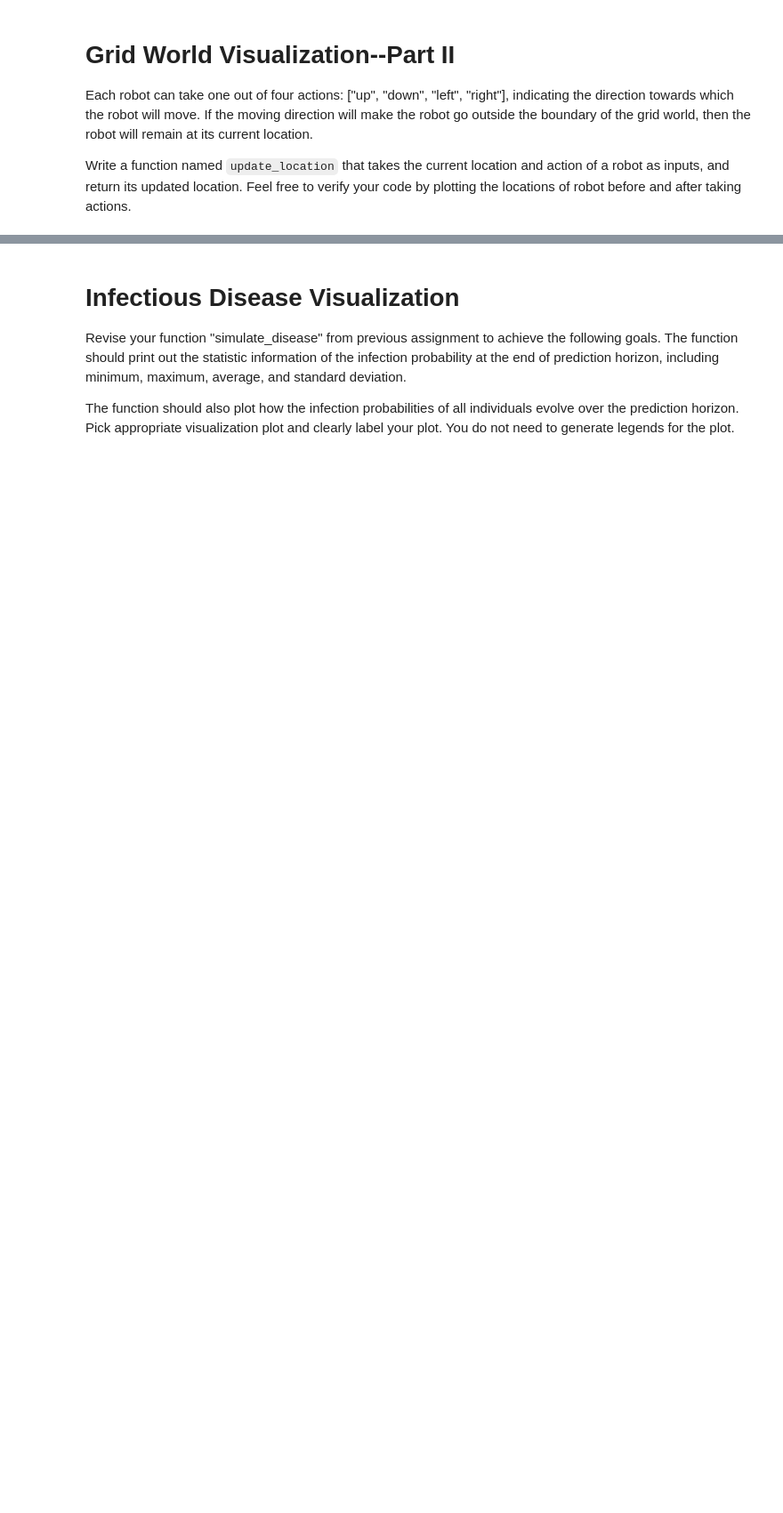
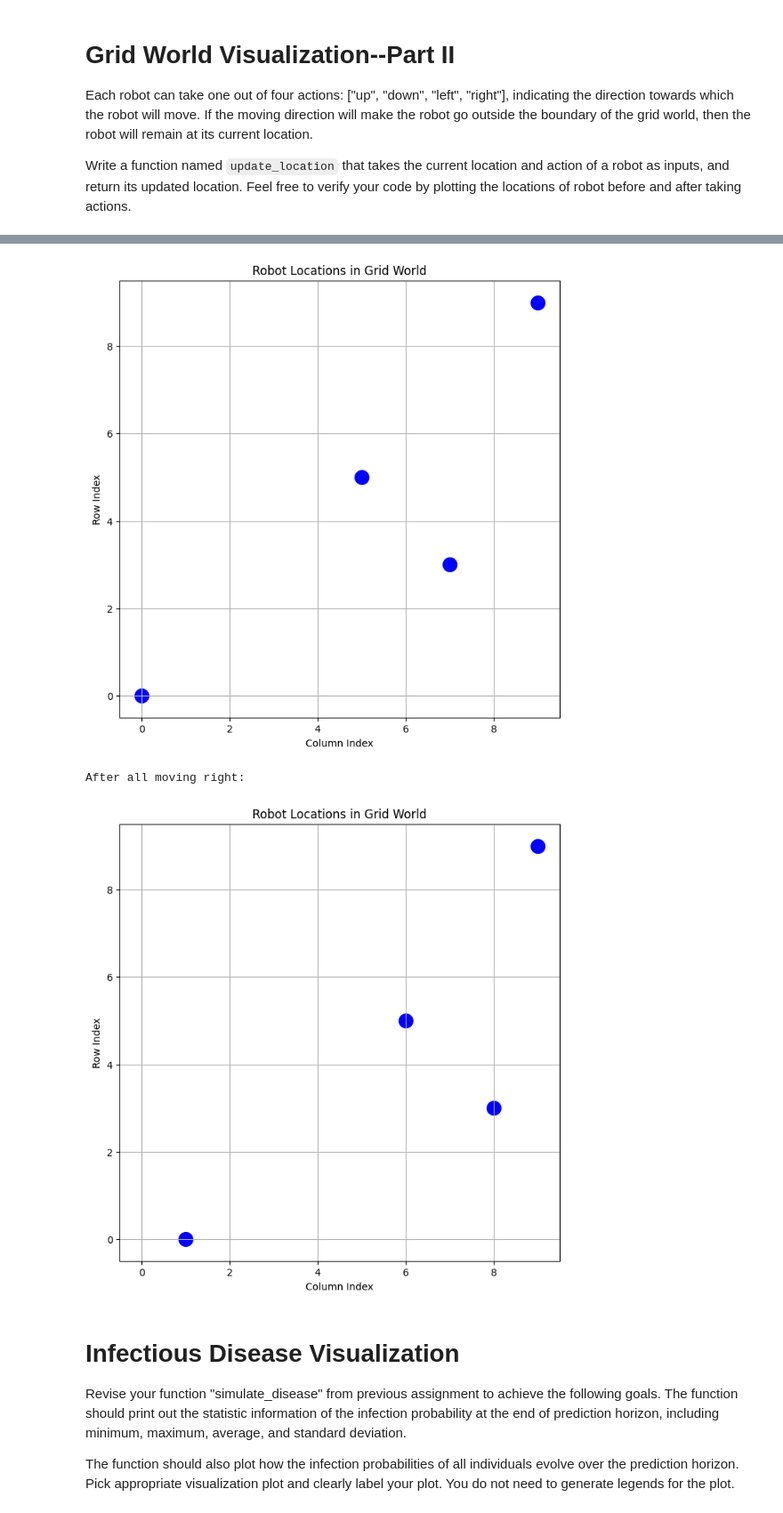
Before and after one commit to rushav/509_demo_rushav, a Jupyter notebook: Assignments/Assignment 6.ipynb, the cells around one changed output, grey strips where cells are left out. Shown: that part at 89% size. Saved outputs shown, nothing was run; the diff lists cells and outputs as text; code cells hidden in the pictures; blank space fills up the shorter version.

```diff
--- a/Assignments/Assignment 6.ipynb
+++ b/Assignments/Assignment 6.ipynb
@@ -23,3 +71,80 @@ Each row of the input array corresponds to an agent. The first column represents
 Each robot can take one out of four actions: ["up", "down", "left", "right"], indicating the direction towards which the robot will move. If the moving direction will make the robot go outside the boundary of the grid world, then the robot will remain at its current location.
 
 Write a function named `update_location` that takes the current location and action of a robot as inputs, and return its updated location. Feel free to verify your code by plotting the locations of robot before and after taking actions.
+# %%
+def update_location(current_location, action):
+    # Make a copy so original is not modified
+    new_location = current_location.copy()
+
+    # Get current row and column
+    row = new_location[0]
+    col = new_location[1]
+
+    # Update based on action
+    if action == "up":
+        row = row - 1
+    elif action == "down":
+        row = row + 1
+    elif action == "left":
+        col = col - 1
+    elif action == "right":
+        col = col + 1
+
+    # Check boundaries to make sure to stay in range
+    if row < 0:
+        row = current_location[0]  # Stay at original position
+    elif row > 9:
+        row = current_location[0]
+
+    if col < 0:
+        col = current_location[1]  # Stay at original position
+    elif col > 9:
+        col = current_location[1]
+
+    # Update the location
+    new_location[0] = row
+    new_location[1] = col
+
+    return new_location
+
+# Test 1
+test_location = np.array([5, 5])
+print("Original location:", test_location)
+
+# Test 2 moving right
+new_loc = update_location(test_location, "right")
+print("After moving right:", new_loc)
+
+# Test 3 moving up
+new_loc = update_location(test_location, "up")
+print("After moving up:", new_loc)
+
+# Test 4 boundary
+edge_location = np.array([0, 0])
+print("\nRobot at corner [0, 0]:")
+new_loc = update_location(edge_location, "up")
+print("After moving up (should stay):", new_loc)
+
+new_loc = update_location(edge_location, "left")
+print("After moving left (should stay):", new_loc)
+
+# Visualize before and after to check visually if it's correct
+print("\n--- Visualization Test ---")
+initial_loc = np.array([[5, 5],
+                        [0, 0],
+                        [9, 9],
+                        [3, 7]])
+
+print("Before moving:")
+display_grid(initial_loc)
+
+# Move all robots right
+updated_locs = []
+for i in range(len(initial_loc)):
+    new_pos = update_location(initial_loc[i], "right")
+    updated_locs.append(new_pos)
+
+updated_locs = np.array(updated_locs)
+print("After all moving right:")
+display_grid(updated_locs)
+# %% [output]
@@ -26,3 +161,6 @@ Write a function named `update_location` that takes the current location and act
+[figure, added]
+After all moving right:
+[figure, added]
 # %% [markdown]
 # Infectious Disease Visualization
 Revise your function "simulate_disease" from previous assignment to achieve the following goals. The function should print out the statistic information of the infection probability at the end of prediction horizon, including minimum, maximum, average, and standard deviation.
```
Also changed, not shown: parts of 6 cells of this notebook, 4 other files.
